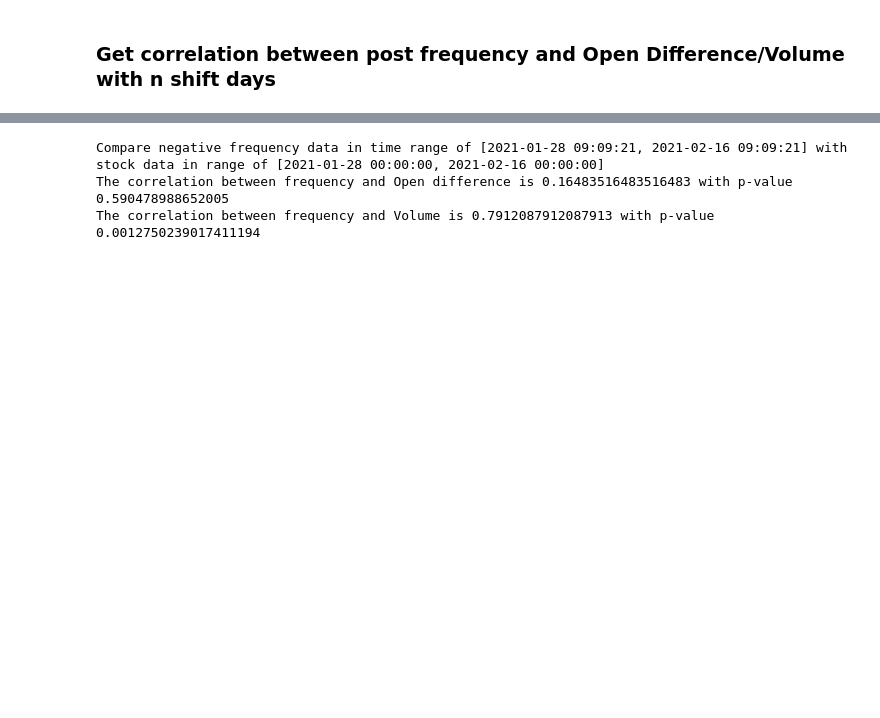
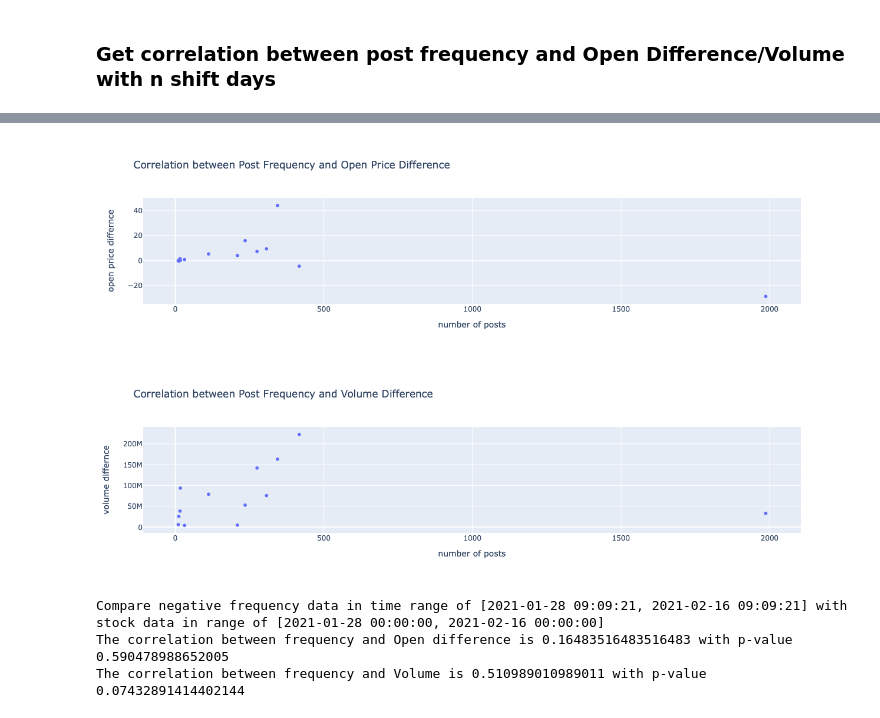
Before and after one commit to nightmare224/WallStreetBetsXStock, a Jupyter notebook: correlation.ipynb, the cells around one changed output, grey strips where cells are left out. Saved outputs shown, nothing was run; the diff lists cells and outputs as text; code cells hidden in the pictures; blank space fills up the shorter version.

```diff
--- a/correlation.ipynb
+++ b/correlation.ipynb
@@ -157,12 +204,15 @@ The correlation between frequency and Volume is 0.7252747252747254 with p-value
 # %%
 start_time = datetime.strptime(start_date, "%Y-%m-%d")
 end_time = start_time + timedelta(days=20)
-freq_start_time, freq_end_time, stock_start_time, stock_end_time, open_correlation, volume_correlation = get_correlation(df_freq_negative, df_stock, start_time, end_time, "negative", timedelta(days=0))
+result = get_correlation(df_freq_negative, df_stock, start_time, end_time, "negative", timedelta(days=0))
+# %% [output]
+[figure, added]
+[figure, added]
 # %%
-print(f"Compare negative frequency data in time range of [{freq_start_time}, {freq_end_time}] with stock data in range of [{stock_start_time}, {stock_end_time}]")
-print(f"The correlation between frequency and Open difference is {open_correlation[0]} with p-value {open_correlation[1]}")
-print(f"The correlation between frequency and Volume is {volume_correlation[0]} with p-value {volume_correlation[1]}")
+print(f"Compare negative frequency data in time range of [{result["post_freq_start_time"]}, {result["post_freq_end_time"]}] with stock data in range of [{result["stock_start_time"]}, {result["stock_end_time"]}]")
+print(f"The correlation between frequency and Open difference is {result["stock_open_price_correlation"][0]} with p-value {result["stock_open_price_correlation"][1]}")
+print(f"The correlation between frequency and Volume is {result["stock_volume_correlation"][0]} with p-value {result["stock_volume_correlation"][1]}")
 # %% [output]
 Compare negative frequency data in time range of [2021-01-28 09:09:21, 2021-02-16 09:09:21] with stock data in range of [2021-01-28 00:00:00, 2021-02-16 00:00:00]
 The correlation between frequency and Open difference is 0.16483516483516483 with p-value 0.590478988652005
-The correlation between frequency and Volume is 0.7912087912087913 with p-value 0.0012750239017411194
+The correlation between frequency and Volume is 0.510989010989011 with p-value 0.07432891414402144
```
Also changed, not shown: parts of 7 cells of this notebook.
